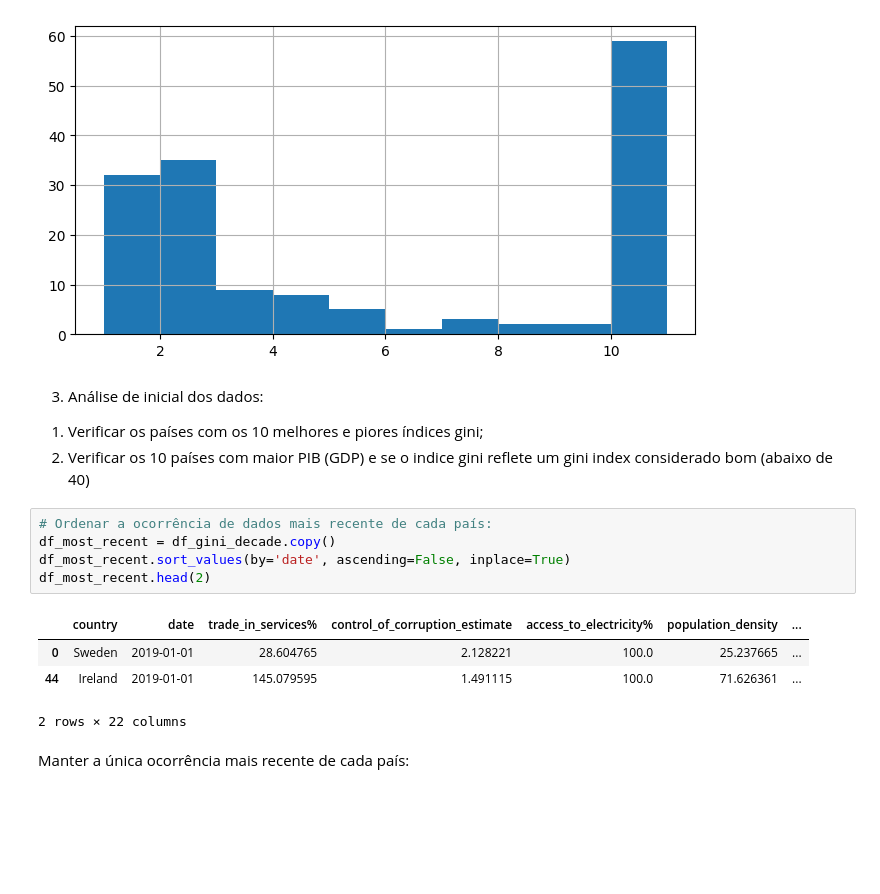
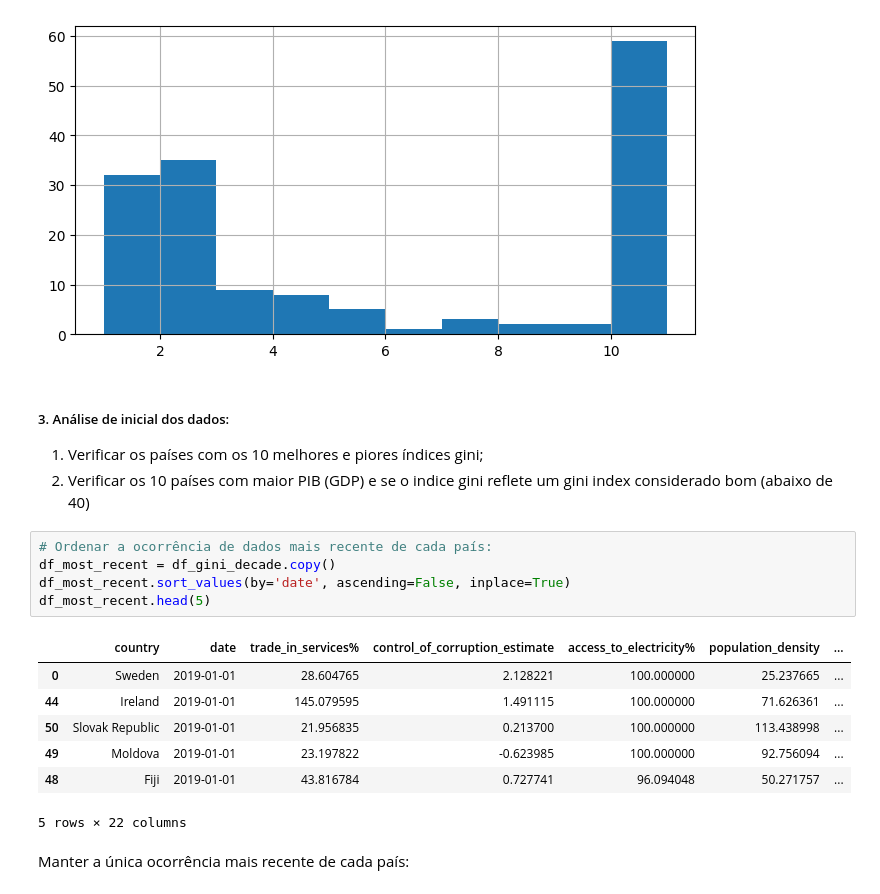
Before and after one commit to Simone-Barbosa/gini_index_analysis, a Jupyter notebook: gini_index.ipynb, the cells around one changed output. Cells and saved outputs as stored; diff of their text form; blank space fills up the shorter version.

```diff
--- a/gini_index.ipynb
+++ b/gini_index.ipynb
@@ -265,19 +280,23 @@ df_gini_decade['country'].value_counts(dropna=False).hist(figsize=(8,4))
 <Axes: >
 [figure]
 # %% [markdown]
-3. Análise de inicial dos dados:
+##### 3. Análise de inicial dos dados:
+
 1) Verificar os países com os 10 melhores e piores índices gini;
 2) Verificar os 10 países com maior PIB (GDP) e se o indice gini reflete um gini index considerado bom (abaixo de 40)
 # %%
 # Ordenar a ocorrência de dados mais recente de cada país:
 df_most_recent = df_gini_decade.copy()
 df_most_recent.sort_values(by='date', ascending=False, inplace=True)
-df_most_recent.head(2)
+df_most_recent.head(5)
 # %% [output]
 |  | country | date | trade_in_services% | control_of_corruption_estimate | access_to_electricity% | population_density | ... |
-| 0 | Sweden | 2019-01-01 | 28.604765 | 2.128221 | 100.0 | 25.237665 | ... |
-| 44 | Ireland | 2019-01-01 | 145.079595 | 1.491115 | 100.0 | 71.626361 | ... |
+| 0 | Sweden | 2019-01-01 | 28.604765 | 2.128221 | 100.000000 | 25.237665 | ... |
+| 44 | Ireland | 2019-01-01 | 145.079595 | 1.491115 | 100.000000 | 71.626361 | ... |
+| 50 | Slovak Republic | 2019-01-01 | 21.956835 | 0.213700 | 100.000000 | 113.438998 | ... |
+| 49 | Moldova | 2019-01-01 | 23.197822 | -0.623985 | 100.000000 | 92.756094 | ... |
+| 48 | Fiji | 2019-01-01 | 43.816784 | 0.727741 | 96.094048 | 50.271757 | ... |
-2 rows × 22 columns
+5 rows × 22 columns
 # %% [markdown]
 Manter a única ocorrência mais recente de cada país:
 # %%
```
Also changed, not shown: parts of 21 cells of this notebook.
